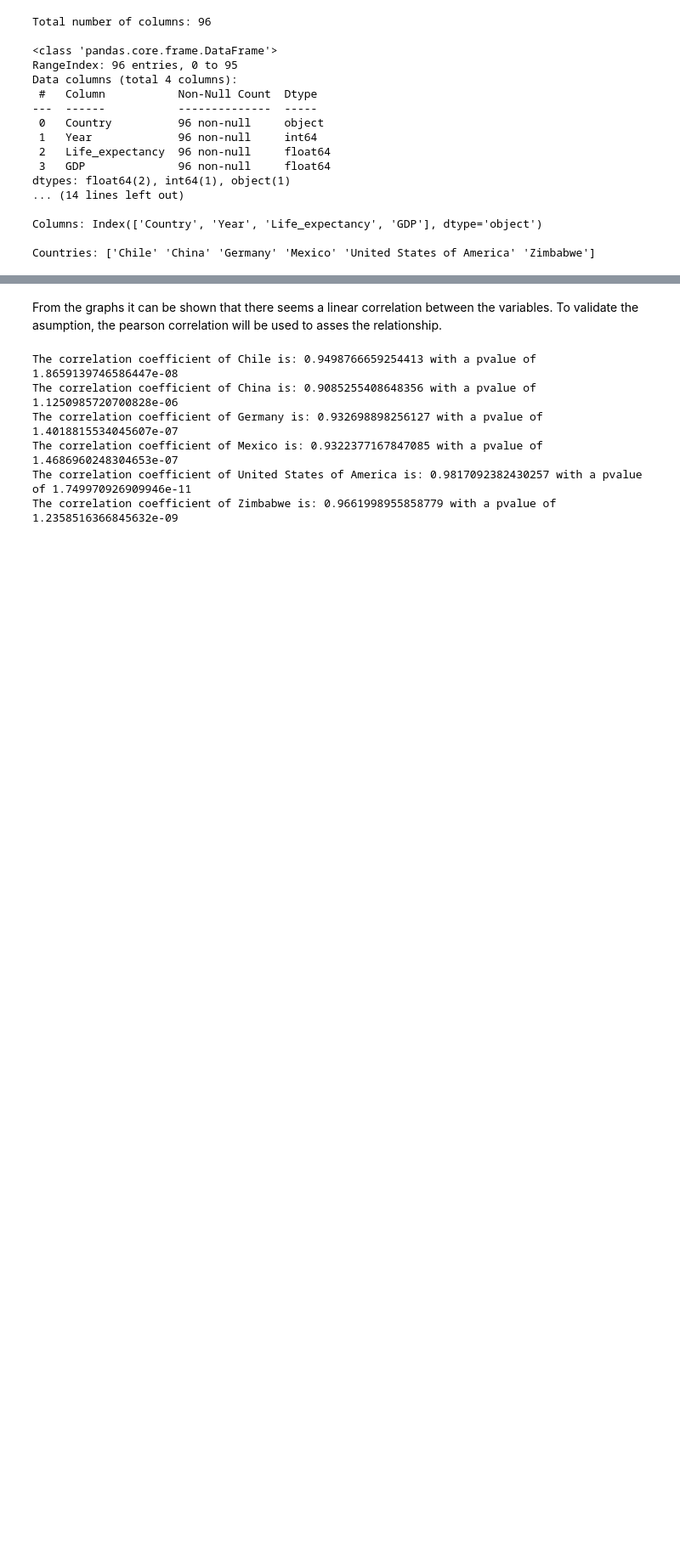
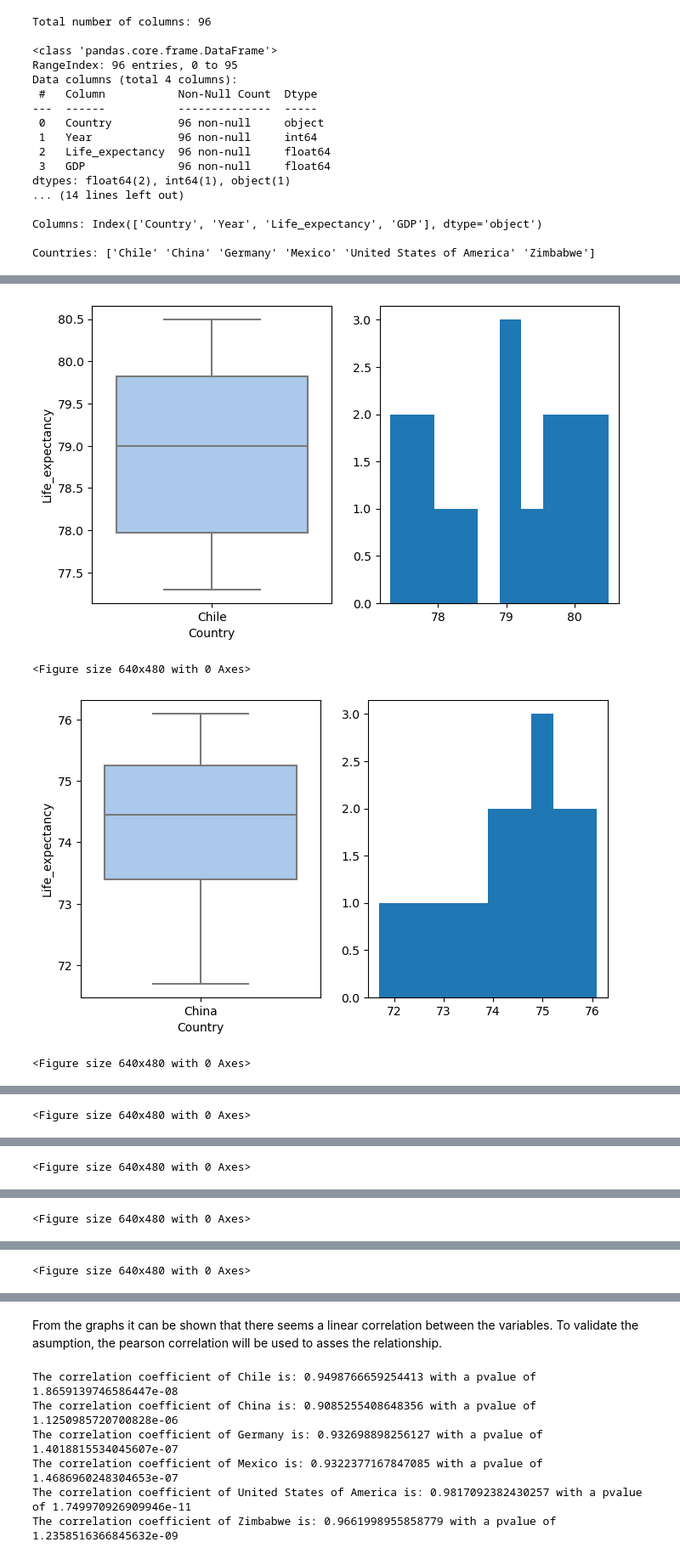
Before and after one commit to Joel-Milla/Life-Expectancy-and-GDP, a Jupyter notebook: life_expectancy_gdp.ipynb, the cells around one changed output, grey strips where cells are left out. Shown at 85% size. Cells and saved outputs as stored; diff of their text form; code cells hidden in the pictures; blank space fills up the shorter version.

```diff
--- a/life_expectancy_gdp.ipynb
+++ b/life_expectancy_gdp.ipynb
@@ -48,0 +67,24 @@ As seen in the previous step, the data contains six different countries: Chile,
+# %%
+import seaborn as sns
+import matplotlib.pyplot as plt
+
+countries = countries_info.Country.unique()
+
+for country in countries:
+    country_info = countries_info[countries_info.Country == country]
+
+    plt.figure(figsize=(8,10))
+
+    plt.subplot(2, 2, 1)
+    sns.boxplot(x = "Country", y = "Life_expectancy", palette = "pastel", data = country_info)
+
+    plt.subplot(2, 2, 2)
+    plt.hist(country_info.Life_expectancy)
+
+    plt.show()
+    plt.clf()
+# %% [output]
+[figure, added]
+<Figure size 640x480 with 0 Axes>
+[figure, added]
+<Figure size 640x480 with 0 Axes>
@@ -48,0 +92 @@ As seen in the previous step, the data contains six different countries: Chile,
+<Figure size 640x480 with 0 Axes>
@@ -48,0 +94 @@ As seen in the previous step, the data contains six different countries: Chile,
+<Figure size 640x480 with 0 Axes>
@@ -48,0 +96 @@ As seen in the previous step, the data contains six different countries: Chile,
+<Figure size 640x480 with 0 Axes>
@@ -48,0 +98 @@ As seen in the previous step, the data contains six different countries: Chile,
+<Figure size 640x480 with 0 Axes>
```
Also changed, not shown: parts of 6 cells of this notebook.
